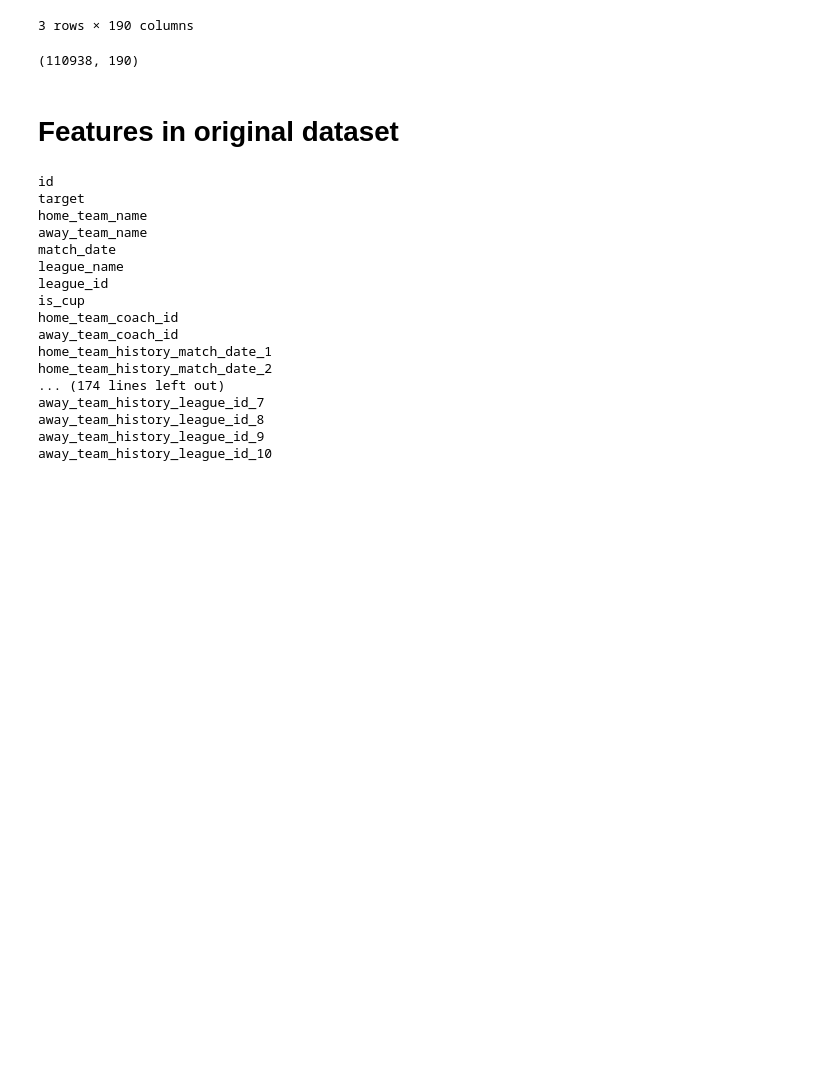
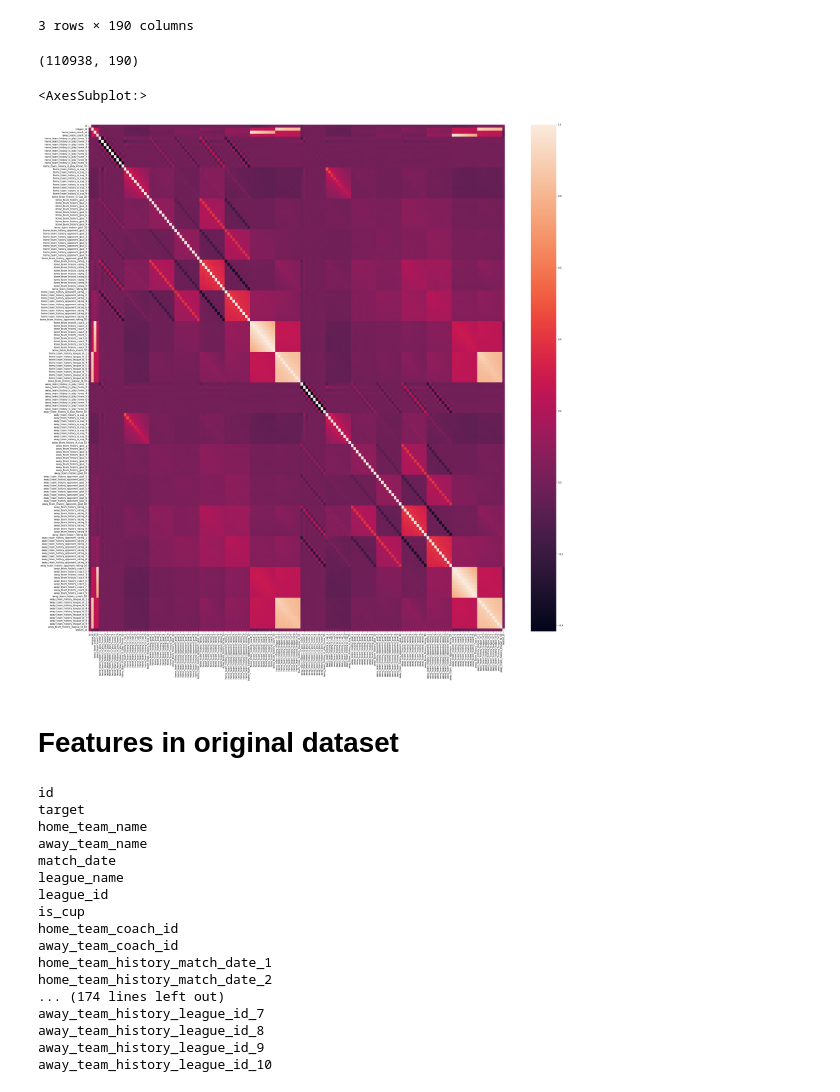
Before and after one commit to ivanshin/-KAGGLE-Football-Match-Probability-Prediction, a Jupyter notebook: vis_analyze.ipynb, the cells around one changed output. Cells and saved outputs as stored; diff of their text form; code cells hidden in the pictures; blank space fills up the shorter version.

```diff
--- a/vis_analyze.ipynb
+++ b/vis_analyze.ipynb
@@ -24,6 +24,13 @@ data.shape
 # No drop. Clean the dataset and fill NA vals
 #data.dropna(inplace= True)
 #data.shape
+# %%
+plt.figure(figsize= (40,40))
+
+sns.heatmap(data.corr())
+# %% [output]
+<AxesSubplot:>
+[figure, added]
 # %% [markdown]
 # Features in original dataset
 # %%
```
Also changed, not shown: parts of 20 cells of this notebook, 1 other file.
